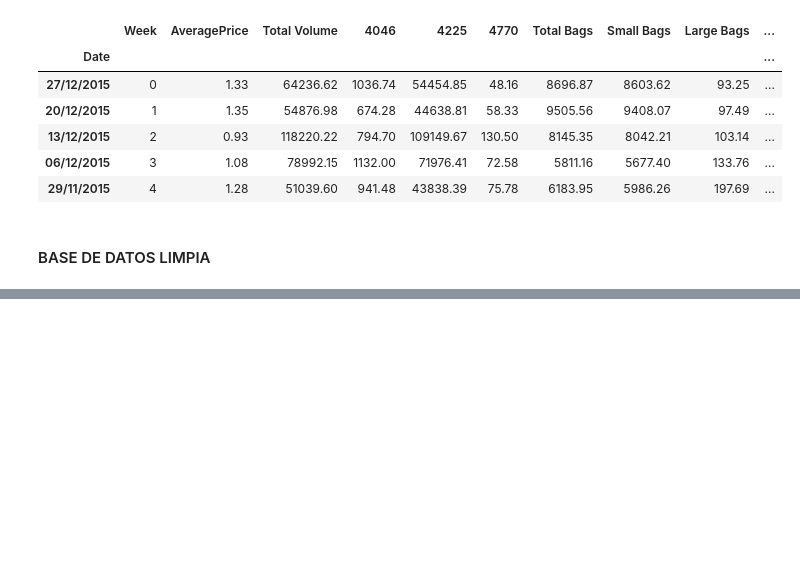
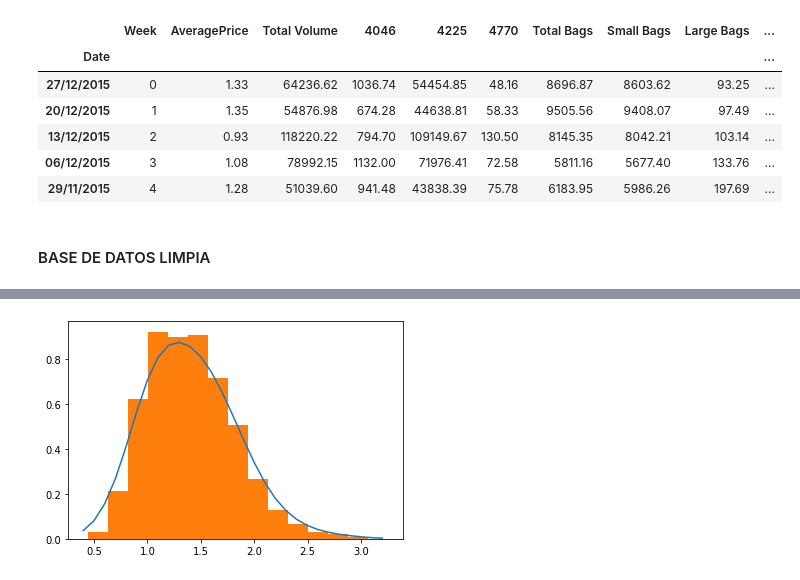
Before and after one commit to ACristinaVV/Proyecto_Avocado, a Jupyter notebook: Proyecto .ipynb, the cells around one changed output, grey strips where cells are left out. Cells and saved outputs as stored; diff of their text form; code cells hidden in the pictures; blank space fills up the shorter version.

```diff
--- a/Proyecto .ipynb
+++ b/Proyecto .ipynb
@@ -138,0 +152,8 @@ data.head()
+# %%
+def kde_scipy(x,bandwidth=0.2, **kwargs):
+    """Kernel Density Estimation with Scipy"""
+    # Note that scipy weights its bandwidth by the covariance of the
+    # input data.  To make the results comparable to the other methods,
+    # we divide the bandwidth by the sample standard deviation here.
+    kde = gaussian_kde(x, bw_method=bandwidth / x.std(ddof=1), **kwargs)
+    return lambda x_grid: kde.evaluate(x_grid)
@@ -138,0 +168,8 @@ data.head()
+# %%
+x_precio = np.arange(0.40,3.30,.10)
+plt.figure()
+plt.plot(x_precio,prices(x_precio));
+plt.hist(data['AveragePrice'],bins = 15, density = True);
+plt.show()
+# %% [output]
+[figure, added]
```
Also changed, not shown: parts of 16 cells of this notebook.
